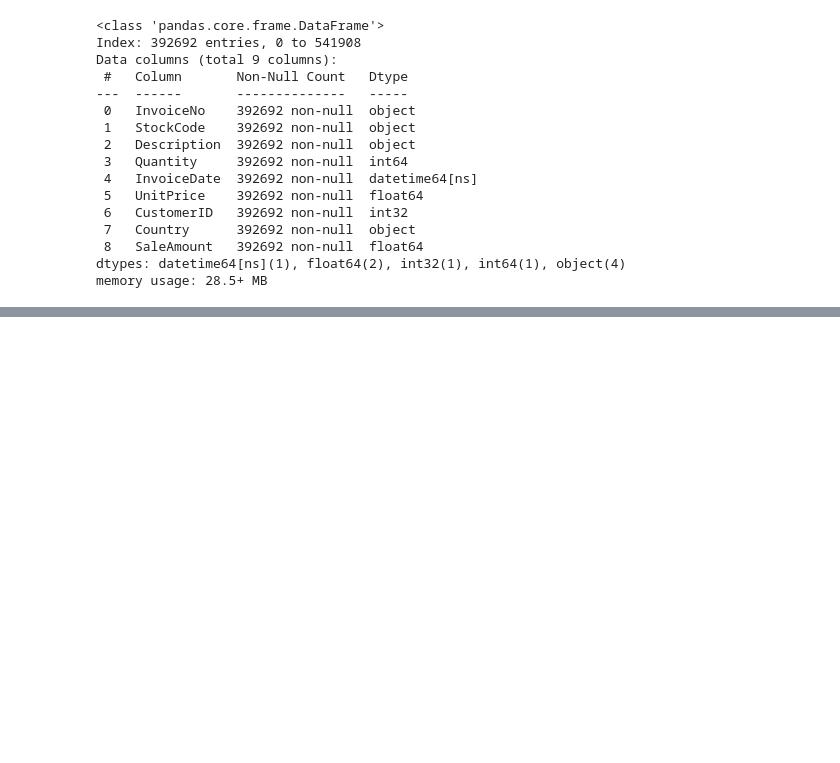
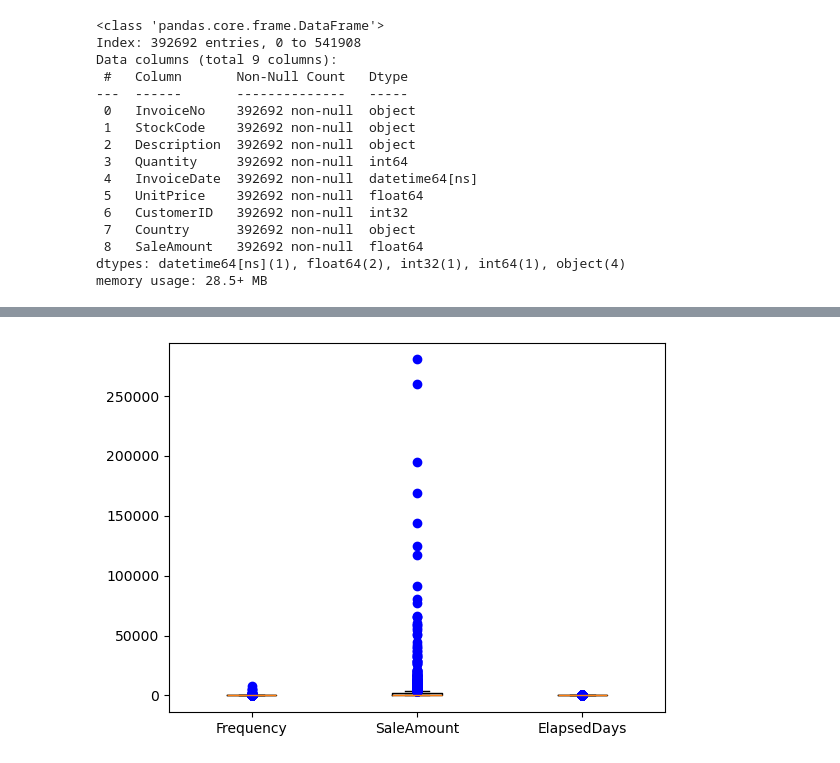
Before and after one commit to LEENYAMNYAM/AIDevelope, a Jupyter notebook: 비지도학습.ipynb, the cells around one changed output, grey strips where cells are left out. Saved outputs shown, nothing was run; the diff lists cells and outputs as text; code cells hidden in the pictures; blank space fills up the shorter version.

```diff
--- a/비지도학습.ipynb
+++ b/비지도학습.ipynb
@@ -204,4 +204,6 @@ aggregation = {
     'InvoiceNo' : 'count',
     'SaleAmount' : 'sum',
     'InvoiceDate' : 'max'
-}
+} # GroupBy에 사용할 집계함수 정의
+customer_df = retail_df.groupby('CustomerID').agg(aggregation)
+customer_df
@@ -207,0 +225,11 @@ aggregation = {
+# %%
+customer_df = customer_df.rename(columns={
+    'InvoiceNo' : 'Frequency',
+    'InvoiceDate' : "ElapsedDays"
+})
+# %%
+import datetime
+customer_df['ElapsedDays'] = (datetime.datetime(2011,12,31) - customer_df['ElapsedDays'])
+# %%
+customer_df['ElapsedDays'] = customer_df['ElapsedDays'].apply(lambda x : x.days+1)
+customer_df.head()
@@ -207,0 +244,10 @@ aggregation = {
+# %%
+import matplotlib.pyplot as plt
+import seaborn as sns
+fig, ax = plt.subplots()
+ax.boxplot([customer_df['Frequency'], customer_df['SaleAmount'],
+            customer_df['ElapsedDays']], sym='bo')
+plt.xticks([1,2,3], ['Frequency', 'SaleAmount', 'ElapsedDays'])
+plt.show()
+# %% [output]
+[figure, added]
```
Also changed, not shown: parts of 15 cells of this notebook.
